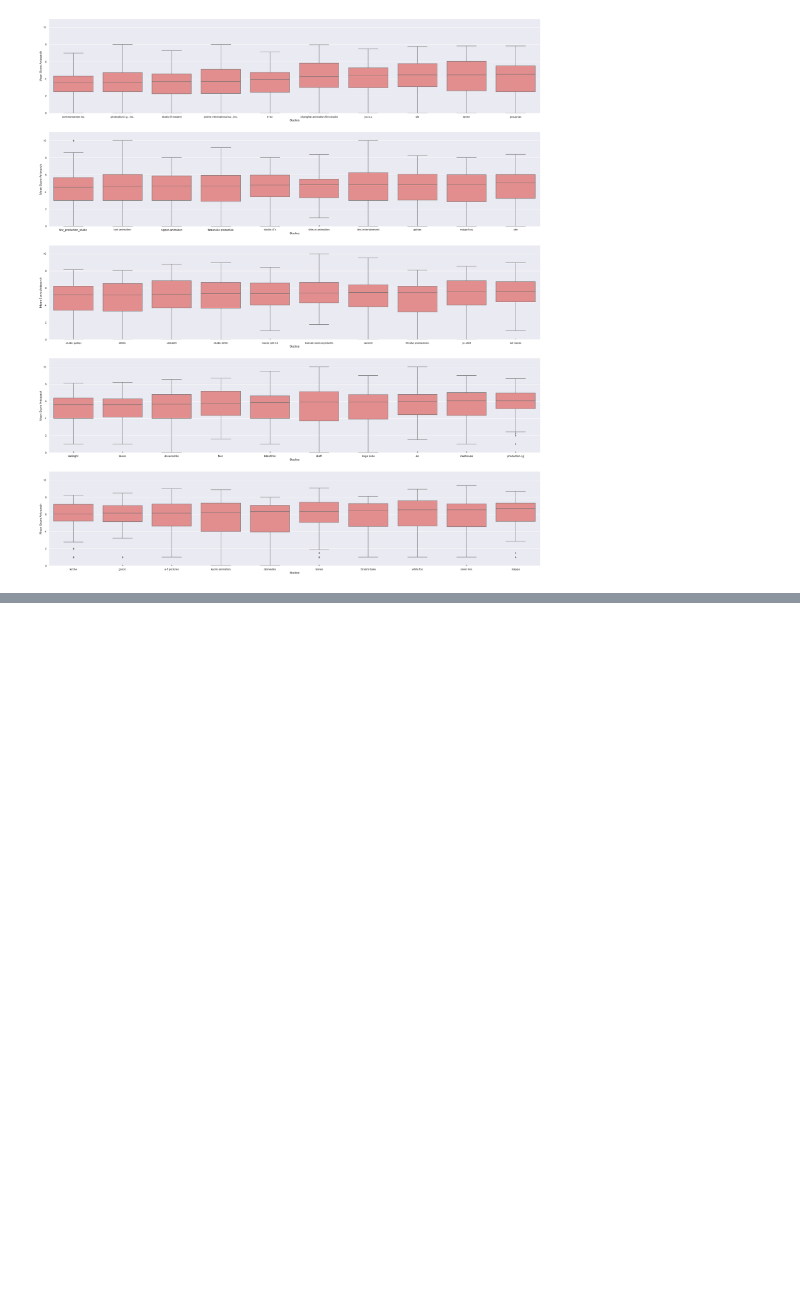
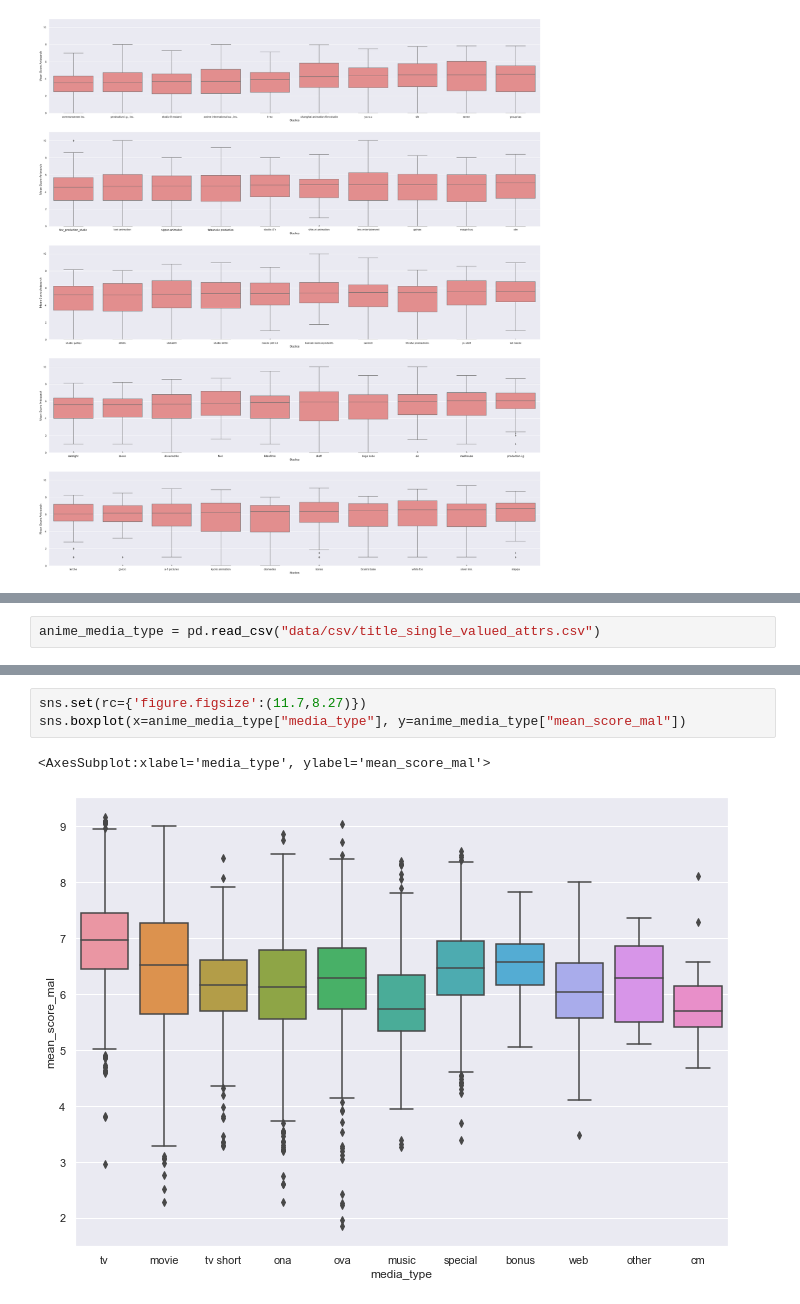
Before and after one commit to mrcuongtroll/Anime-Analysis, a Jupyter notebook: analysis.ipynb, the cells around one changed output, grey strips where cells are left out. Saved outputs shown, nothing was run; the diff lists cells and outputs as text; blank space fills up the shorter version.

Commit message:
Add box plot for media type

```diff
--- a/analysis.ipynb
+++ b/analysis.ipynb
@@ -314,0 +317,2 @@ box_plot_studios_score("anisearch", studios, color="lightcoral")
+# %%
+anime_media_type = pd.read_csv("data/csv/title_single_valued_attrs.csv")
@@ -314,0 +348,6 @@ box_plot_studios_score("anisearch", studios, color="lightcoral")
+# %%
+sns.set(rc={'figure.figsize':(11.7,8.27)})
+sns.boxplot(x=anime_media_type["media_type"], y=anime_media_type["mean_score_mal"])
+# %% [output]
+<AxesSubplot:xlabel='media_type', ylabel='mean_score_mal'>
+[figure, added]
```
Also changed, not shown: parts of 6 cells of this notebook.
